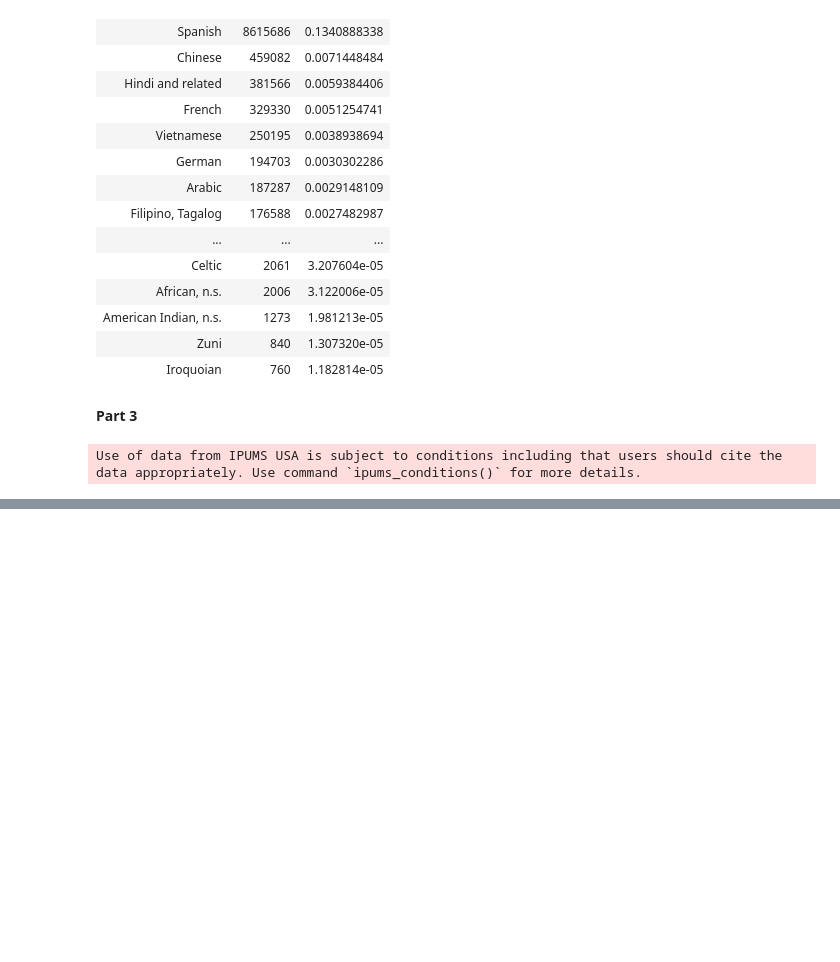
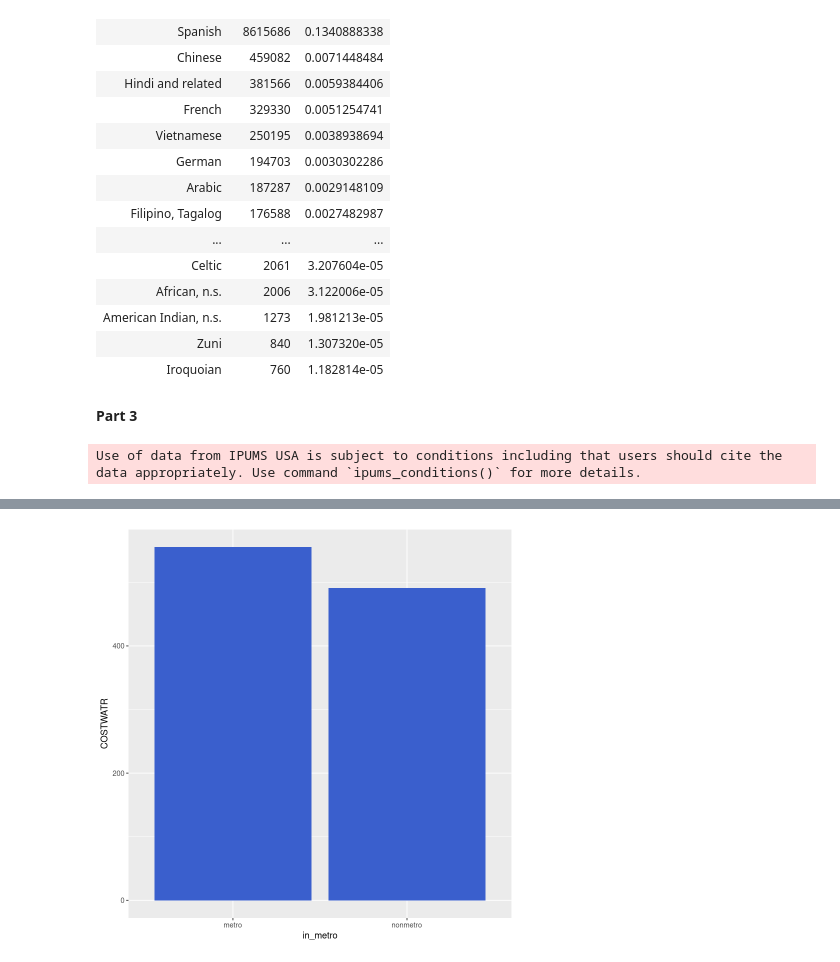
Before and after one commit to jcolond/LTCC_Reno, a Jupyter notebook: IPUMS_Exercise_2.ipynb, the cells around one changed output, grey strips where cells are left out. Cells and saved outputs as stored; diff of their text form; code cells hidden in the pictures; blank space fills up the shorter version.

```diff
--- a/IPUMS_Exercise_2.ipynb
+++ b/IPUMS_Exercise_2.ipynb
@@ -132,7 +128,7 @@ A tibble: 62 × 3
 # %% [markdown]
 **Part 3**
 # %%
-ddi <- read_ipums_ddi("usa_00075.xml")
+ddi <- read_ipums_ddi("usa_00076.xml")
 data <- read_ipums_micro(ddi)
 # %% [output]
 Use of data from IPUMS USA is subject to conditions including that users should cite the data appropriately. Use command `ipums_conditions()` for more details.
@@ -145,0 +147,6 @@ Caused by error:
+# %%
+data <- data %>% mutate (in_metro = case_when(METRO == 1 ~ "nonmetro", METRO %in% 2:4 ~ "metro", METRO == 0 ~ NA_character_))
+data %>% filter(PERNUM ==1 & YEAR ==2010 & COSTWATR != 0 & COSTWATR < 9990 & !is.na(in_metro)) %>% group_by(in_metro) %>%
+    summarize(COSTWATR = weighted.mean(COSTWATR, HHWT)) %>% ggplot(aes(x = in_metro, y = COSTWATR)) + geom_col(fill = "royalblue3")
+# %% [output]
+[figure, added]
```
Also changed, not shown: parts of 7 cells of this notebook, 3 other files.
